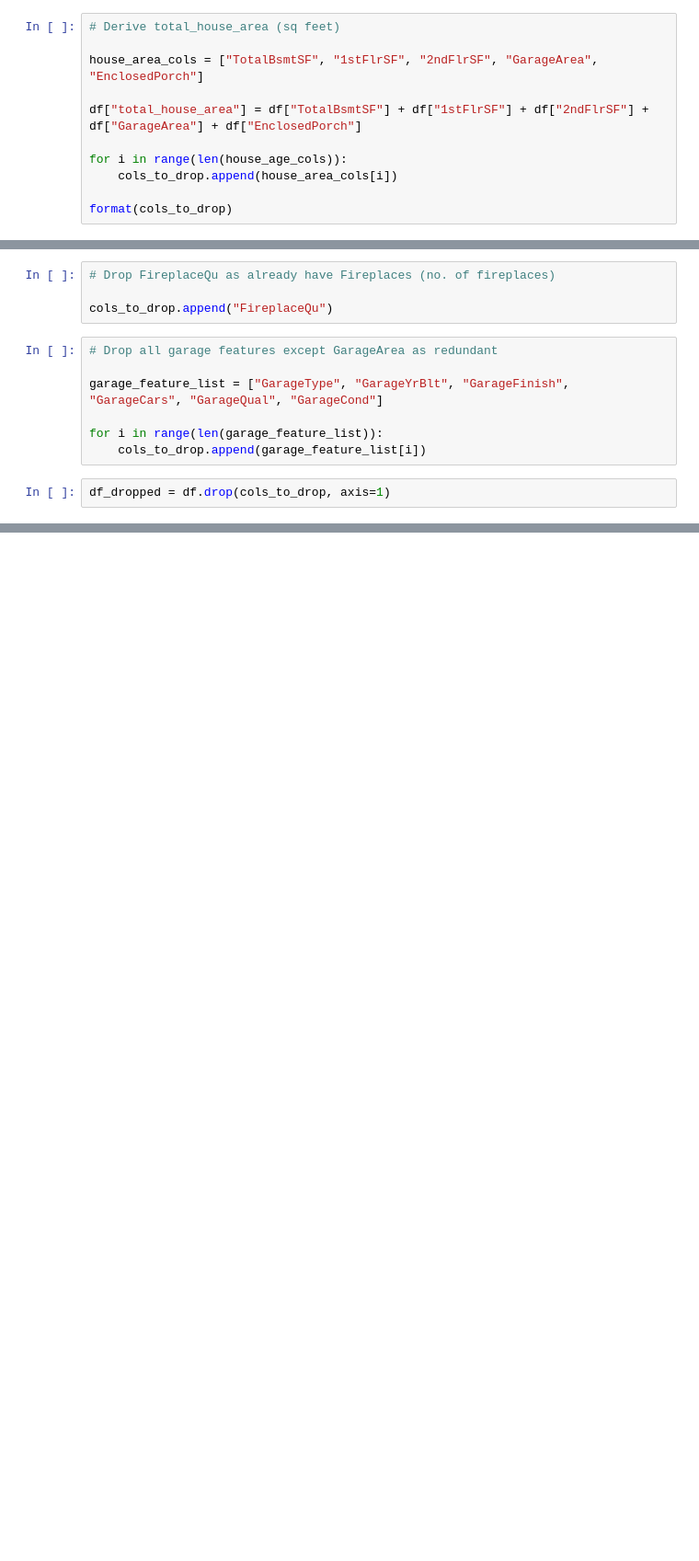
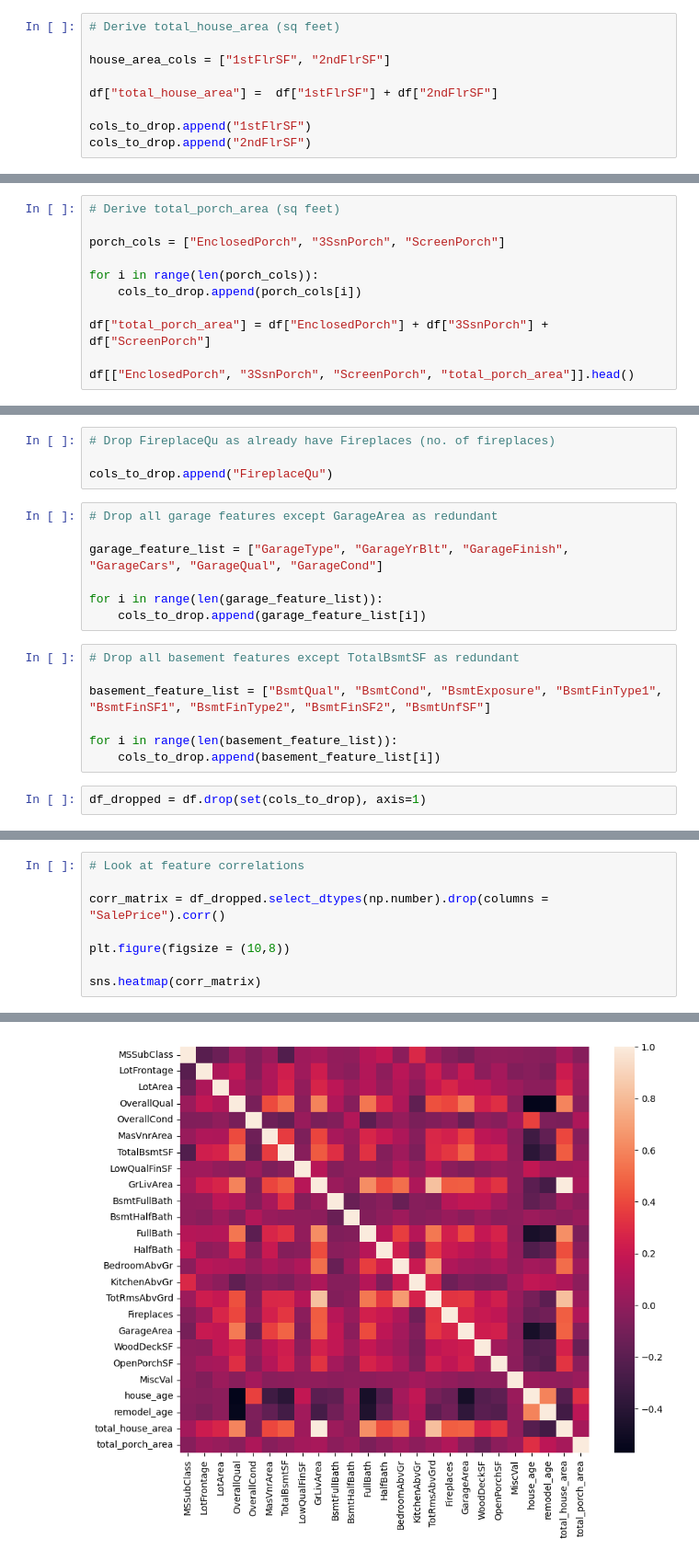
Before and after one commit to stuart-n-wilson/House-price-prediction, a Jupyter notebook: house_price_prediction_notebook.ipynb, the cells around one changed output, grey strips where cells are left out. Shown at 92% size. Saved outputs shown, nothing was run; the diff lists cells and outputs as text; blank space fills up the shorter version.

```diff
--- a/house_price_prediction_notebook.ipynb
+++ b/house_price_prediction_notebook.ipynb
@@ -96,11 +98,9 @@ cols_to_drop
 # %%
 # Derive total_house_area (sq feet)
 
-house_area_cols = ["TotalBsmtSF", "1stFlrSF", "2ndFlrSF", "GarageArea", "EnclosedPorch"]
+house_area_cols = ["1stFlrSF", "2ndFlrSF"]
 
-df["total_house_area"] = df["TotalBsmtSF"] + df["1stFlrSF"] + df["2ndFlrSF"] + df["GarageArea"] + df["EnclosedPorch"]
+df["total_house_area"] =  df["1stFlrSF"] + df["2ndFlrSF"]
 
-for i in range(len(house_age_cols)):
-    cols_to_drop.append(house_area_cols[i])
-
-format(cols_to_drop)
+cols_to_drop.append("1stFlrSF")
+cols_to_drop.append("2ndFlrSF")
@@ -133,0 +107,11 @@ dtype: int64
+# %%
+# Derive total_porch_area (sq feet)
+
+porch_cols = ["EnclosedPorch", "3SsnPorch", "ScreenPorch"]
+
+for i in range(len(porch_cols)):
+    cols_to_drop.append(porch_cols[i])
+
+df["total_porch_area"] = df["EnclosedPorch"] + df["3SsnPorch"] + df["ScreenPorch"]
+
+df[["EnclosedPorch", "3SsnPorch", "ScreenPorch", "total_porch_area"]].head()
@@ -218,5 +240,12 @@ garage_feature_list = ["GarageType", "GarageYrBlt", "GarageFinish", "GarageCars"
 
 for i in range(len(garage_feature_list)):
     cols_to_drop.append(garage_feature_list[i])
+# %%
+# Drop all basement features except TotalBsmtSF as redundant
+
+basement_feature_list = ["BsmtQual", "BsmtCond", "BsmtExposure", "BsmtFinType1", "BsmtFinSF1", "BsmtFinType2", "BsmtFinSF2", "BsmtUnfSF"]
+
+for i in range(len(basement_feature_list)):
+    cols_to_drop.append(basement_feature_list[i])
 # %%
-df_dropped = df.drop(cols_to_drop, axis=1)
+df_dropped = df.drop(set(cols_to_drop), axis=1)
@@ -226,0 +263,9 @@ np.int64(188)
+# %%
+# Look at feature correlations
+
+corr_matrix = df_dropped.select_dtypes(np.number).drop(columns = "SalePrice").corr()
+
+plt.figure(figsize = (10,8))
+
+sns.heatmap(corr_matrix)
+# %% [output]
@@ -226,0 +273 @@ np.int64(188)
+[figure, added]
```
Also changed, not shown: parts of 12 cells of this notebook.
